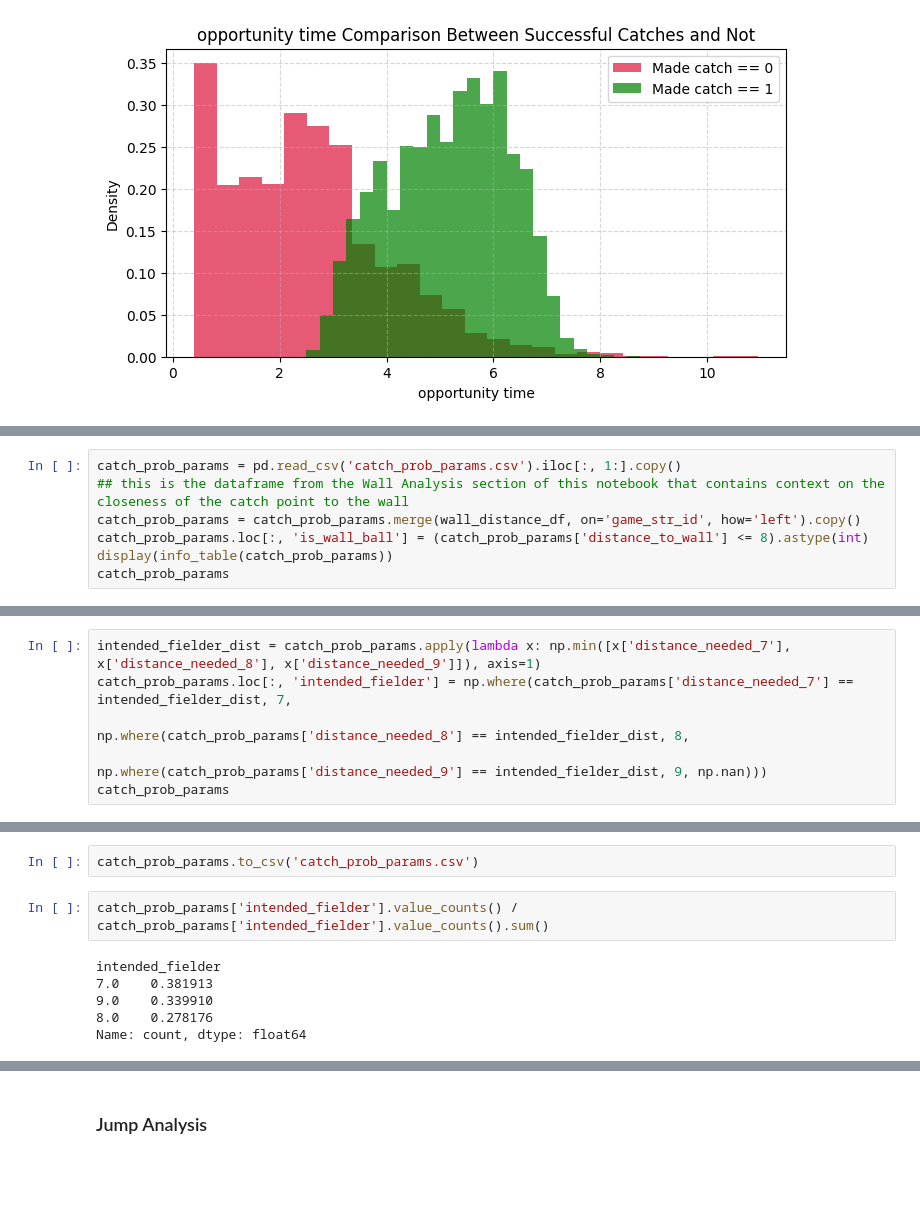
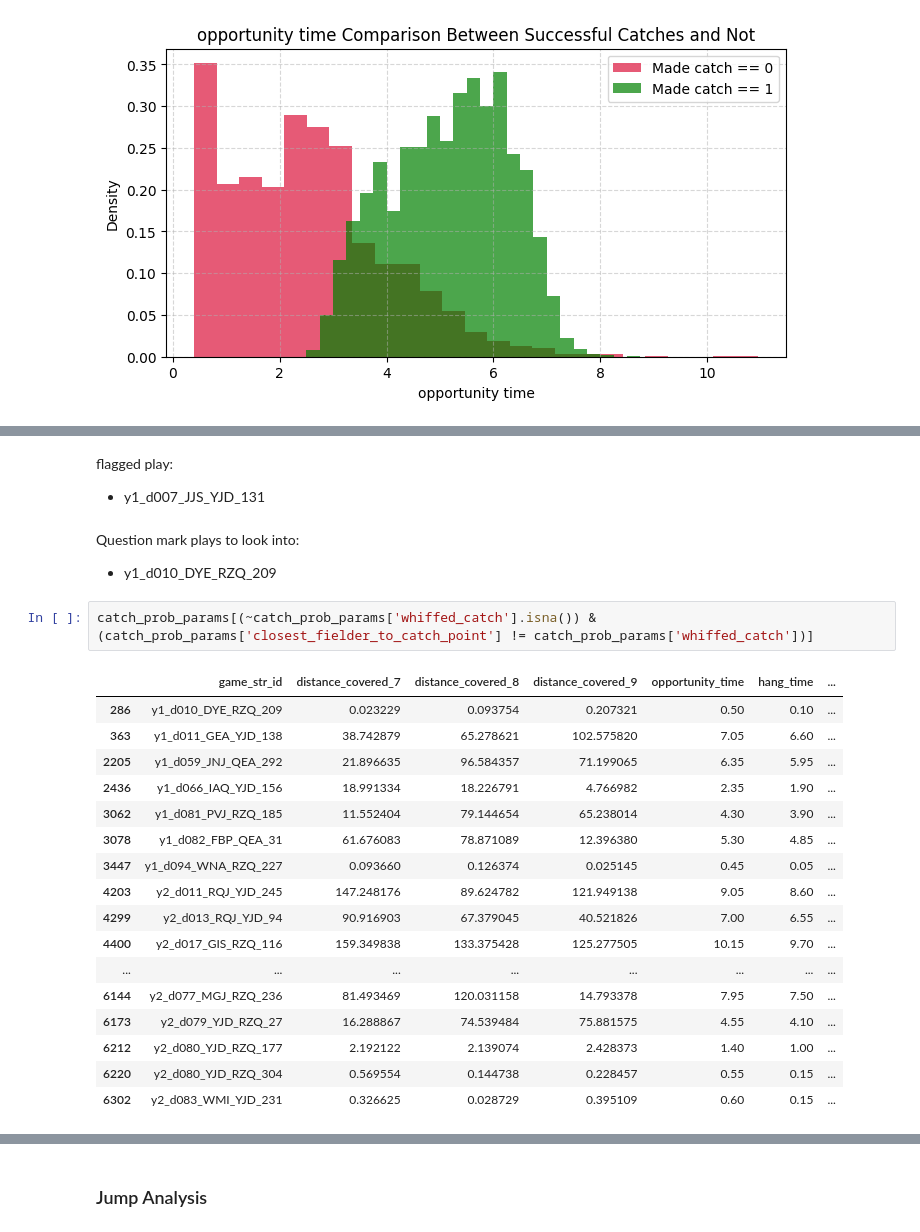
Before and after one commit to d2osborn/SMTChallenge2025, a Jupyter notebook: Team15-eda.ipynb, the cells around one changed output, grey strips where cells are left out. Cells and saved outputs as stored; diff of their text form; blank space fills up the shorter version.

```diff
--- a/Team15-eda.ipynb
+++ b/Team15-eda.ipynb
@@ -1293,7 +1319,0 @@ In the event that my computer restarted or something, just run the `catch_prob_p
-# %%
-catch_prob_params = pd.read_csv('catch_prob_params.csv').iloc[:, 1:].copy()
-## this is the dataframe from the Wall Analysis section of this notebook that contains context on the closeness of the catch point to the wall
-catch_prob_params = catch_prob_params.merge(wall_distance_df, on='game_str_id', how='left').copy()
-catch_prob_params.loc[:, 'is_wall_ball'] = (catch_prob_params['distance_to_wall'] <= 8).astype(int)
-display(info_table(catch_prob_params))
-catch_prob_params
@@ -1358,6 +1319,0 @@ catch_prob_params
-# %%
-intended_fielder_dist = catch_prob_params.apply(lambda x: np.min([x['distance_needed_7'], x['distance_needed_8'], x['distance_needed_9']]), axis=1)
-catch_prob_params.loc[:, 'intended_fielder'] = np.where(catch_prob_params['distance_needed_7'] == intended_fielder_dist, 7,
-                                                        np.where(catch_prob_params['distance_needed_8'] == intended_fielder_dist, 8,
-                                                                 np.where(catch_prob_params['distance_needed_9'] == intended_fielder_dist, 9, np.nan)))
-catch_prob_params
@@ -1378,10 +1320,26 @@ catch_prob_params
-# %%
-catch_prob_params.to_csv('catch_prob_params.csv')
-# %%
-catch_prob_params['intended_fielder'].value_counts() / catch_prob_params['intended_fielder'].value_counts().sum()
-# %% [output]
-intended_fielder
-7.0    0.381913
-9.0    0.339910
-8.0    0.278176
-Name: count, dtype: float64
+# %% [markdown]
+flagged play:
+* y1_d007_JJS_YJD_131
+# %% [markdown]
+Question mark plays to look into:
+* y1_d010_DYE_RZQ_209
+# %%
+catch_prob_params[(~catch_prob_params['whiffed_catch'].isna()) & (catch_prob_params['closest_fielder_to_catch_point'] != catch_prob_params['whiffed_catch'])]
+# %% [output]
+|  | game_str_id | distance_covered_7 | distance_covered_8 | distance_covered_9 | opportunity_time | hang_time | ... |
+| 286 | y1_d010_DYE_RZQ_209 | 0.023229 | 0.093754 | 0.207321 | 0.50 | 0.10 | ... |
+| 363 | y1_d011_GEA_YJD_138 | 38.742879 | 65.278621 | 102.575820 | 7.05 | 6.60 | ... |
+| 2205 | y1_d059_JNJ_QEA_292 | 21.896635 | 96.584357 | 71.199065 | 6.35 | 5.95 | ... |
+| 2436 | y1_d066_IAQ_YJD_156 | 18.991334 | 18.226791 | 4.766982 | 2.35 | 1.90 | ... |
+| 3062 | y1_d081_PVJ_RZQ_185 | 11.552404 | 79.144654 | 65.238014 | 4.30 | 3.90 | ... |
+| 3078 | y1_d082_FBP_QEA_31 | 61.676083 | 78.871089 | 12.396380 | 5.30 | 4.85 | ... |
+| 3447 | y1_d094_WNA_RZQ_227 | 0.093660 | 0.126374 | 0.025145 | 0.45 | 0.05 | ... |
+| 4203 | y2_d011_RQJ_YJD_245 | 147.248176 | 89.624782 | 121.949138 | 9.05 | 8.60 | ... |
+| 4299 | y2_d013_RQJ_YJD_94 | 90.916903 | 67.379045 | 40.521826 | 7.00 | 6.55 | ... |
+| 4400 | y2_d017_GIS_RZQ_116 | 159.349838 | 133.375428 | 125.277505 | 10.15 | 9.70 | ... |
+| ... | ... | ... | ... | ... | ... | ... | ... |
+| 6144 | y2_d077_MGJ_RZQ_236 | 81.493469 | 120.031158 | 14.793378 | 7.95 | 7.50 | ... |
+| 6173 | y2_d079_YJD_RZQ_27 | 16.288867 | 74.539484 | 75.881575 | 4.55 | 4.10 | ... |
+| 6212 | y2_d080_YJD_RZQ_177 | 2.192122 | 2.139074 | 2.428373 | 1.40 | 1.00 | ... |
+| 6220 | y2_d080_YJD_RZQ_304 | 0.569554 | 0.144738 | 0.228457 | 0.55 | 0.15 | ... |
+| 6302 | y2_d083_WMI_YJD_231 | 0.326625 | 0.028729 | 0.395109 | 0.60 | 0.15 | ... |
```
Also changed, not shown: parts of 31 cells of this notebook.
